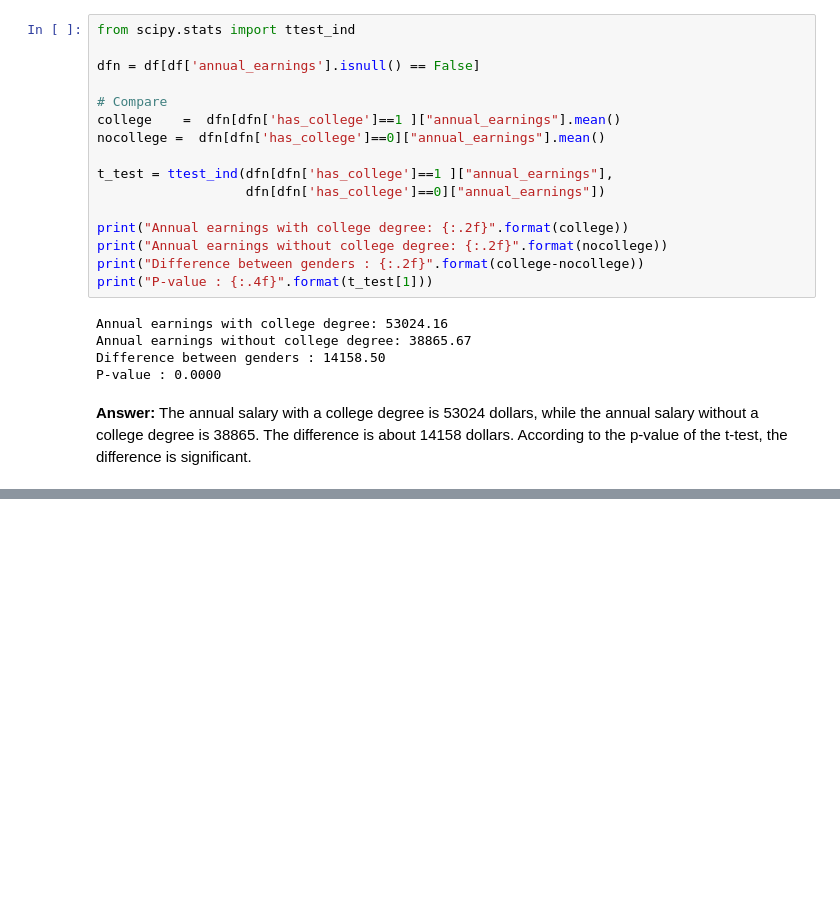
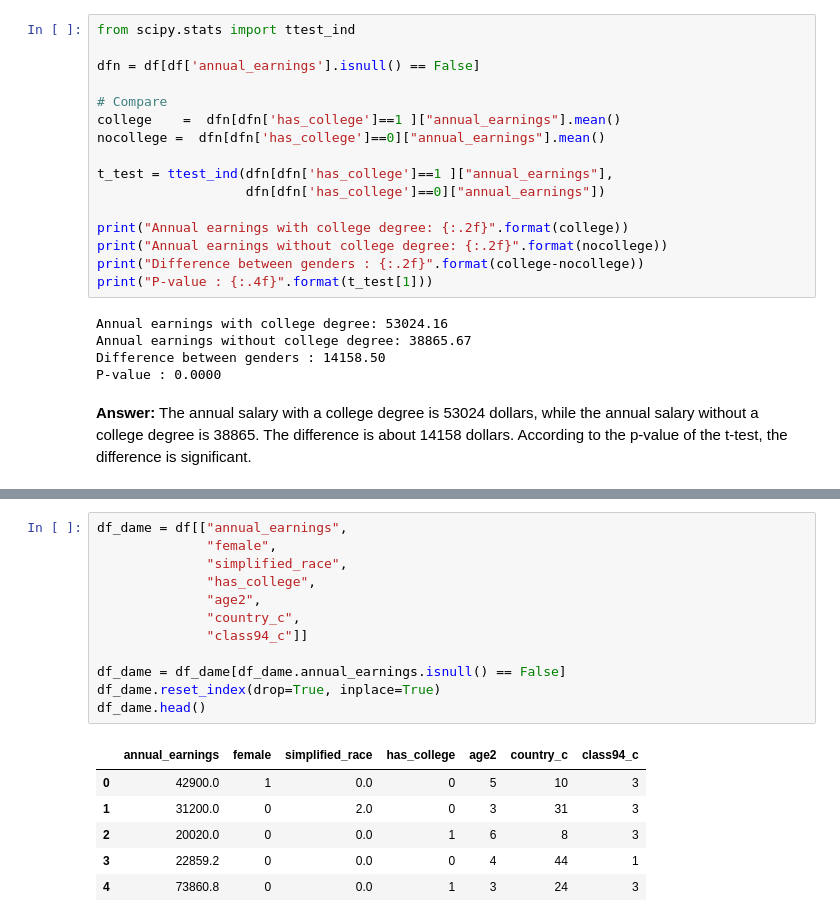
Before and after one commit to gamecicn/ids701_assignment, a Jupyter notebook: as5_matching_exercise.ipynb, the cells around one changed output, grey strips where cells are left out. Saved outputs shown, nothing was run; the diff lists cells and outputs as text; blank space fills up the shorter version.

```diff
--- a/as5_matching_exercise.ipynb
+++ b/as5_matching_exercise.ipynb
@@ -59,0 +197,19 @@ P-value : 0.0000
+# %%
+df_dame = df[["annual_earnings",
+              "female",
+              "simplified_race",
+              "has_college",
+              "age2",
+              "country_c",
+              "class94_c"]]
+
+df_dame = df_dame[df_dame.annual_earnings.isnull() == False]
+df_dame.reset_index(drop=True, inplace=True)
+df_dame.head()
+# %% [output]
+|  | annual_earnings | female | simplified_race | has_college | age2 | country_c | class94_c |
+| 0 | 42900.0 | 1 | 0.0 | 0 | 5 | 10 | 3 |
+| 1 | 31200.0 | 0 | 2.0 | 0 | 3 | 31 | 3 |
+| 2 | 20020.0 | 0 | 0.0 | 1 | 6 | 8 | 3 |
+| 3 | 22859.2 | 0 | 0.0 | 0 | 4 | 44 | 1 |
+| 4 | 73860.8 | 0 | 0.0 | 1 | 3 | 24 | 3 |
```
Also changed, not shown: parts of 22 cells of this notebook.
